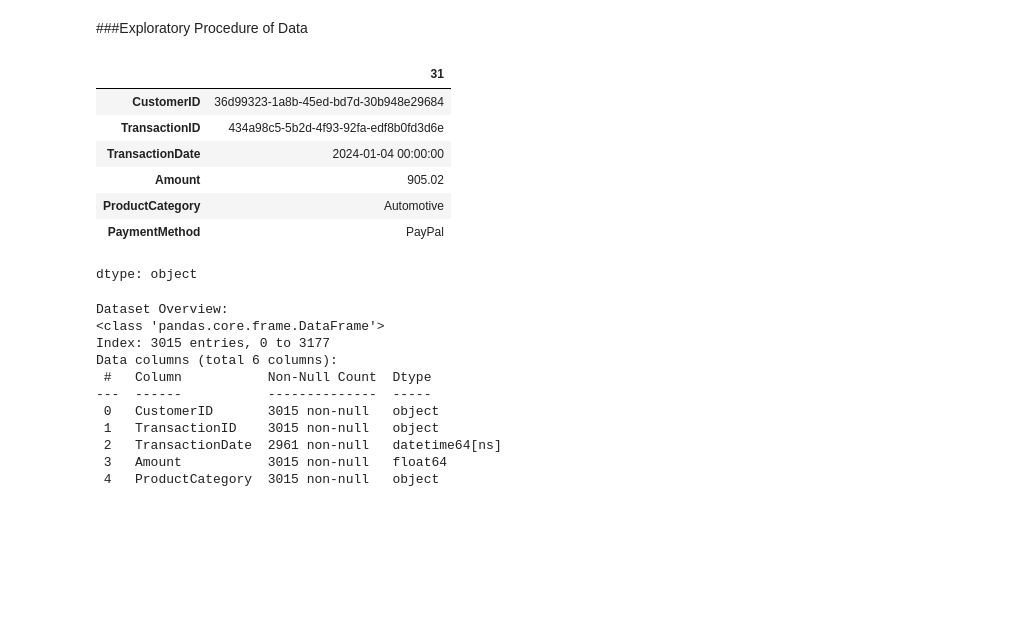
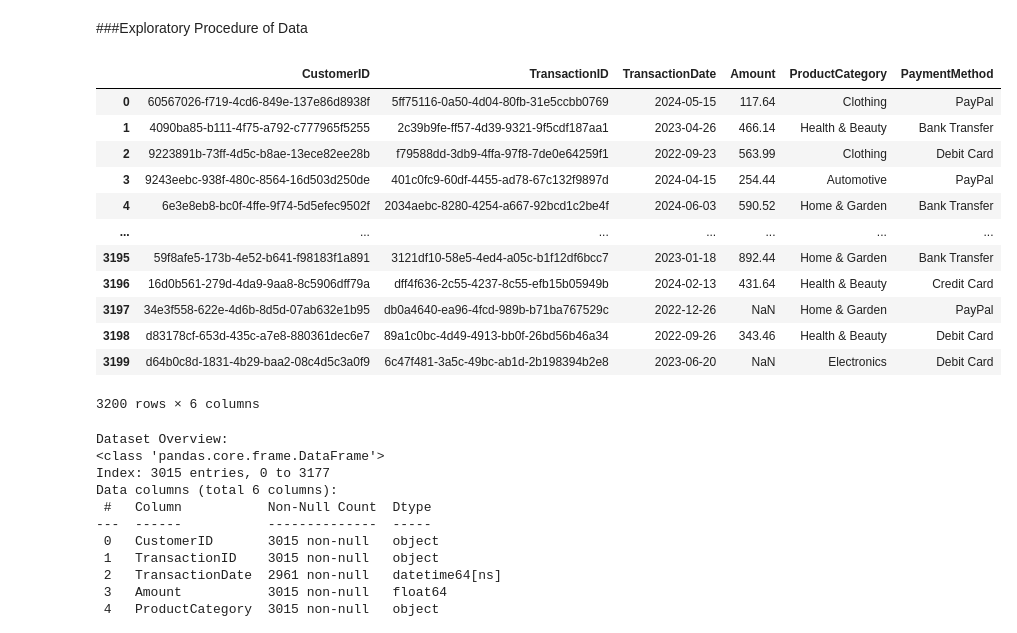
Before and after one commit to zephyrstorm123/MO-IT134-MachineLearning, a Jupyter notebook: Milestone_1_Machine_Learning.ipynb, the cells around one changed output. Drawn from its saved outputs; the diff is of its cells as text; code cells hidden in the pictures; blank space fills up the shorter version.

```diff
--- a/Milestone_1_Machine_Learning.ipynb
+++ b/Milestone_1_Machine_Learning.ipynb
@@ -24,16 +24,21 @@ import matplotlib.pyplot as plt
 
 transaction_df = pd.read_csv("/content/drive/MyDrive/MO-IT134 - Machine Learning and Predictive Analytics/customer_transactions_contaminated.csv")
 # %%
-transaction_df.iloc[31]
+transaction_df
 # %% [output]
-|  | 31 |
-| CustomerID | 36d99323-1a8b-45ed-bd7d-30b948e29684 |
-| TransactionID | 434a98c5-5b2d-4f93-92fa-edf8b0fd3d6e |
-| TransactionDate | 2024-01-04 00:00:00 |
-| Amount | 905.02 |
-| ProductCategory | Automotive |
-| PaymentMethod | PayPal |
+|  | CustomerID | TransactionID | TransactionDate | Amount | ProductCategory | PaymentMethod |
+| 0 | 60567026-f719-4cd6-849e-137e86d8938f | 5ff75116-0a50-4d04-80fb-31e5ccbb0769 | 2024-05-15 | 117.64 | Clothing | PayPal |
+| 1 | 4090ba85-b111-4f75-a792-c777965f5255 | 2c39b9fe-ff57-4d39-9321-9f5cdf187aa1 | 2023-04-26 | 466.14 | Health & Beauty | Bank Transfer |
+| 2 | 9223891b-73ff-4d5c-b8ae-13ece82ee28b | f79588dd-3db9-4ffa-97f8-7de0e64259f1 | 2022-09-23 | 563.99 | Clothing | Debit Card |
+| 3 | 9243eebc-938f-480c-8564-16d503d250de | 401c0fc9-60df-4455-ad78-67c132f9897d | 2024-04-15 | 254.44 | Automotive | PayPal |
+| 4 | 6e3e8eb8-bc0f-4ffe-9f74-5d5efec9502f | 2034aebc-8280-4254-a667-92bcd1c2be4f | 2024-06-03 | 590.52 | Home & Garden | Bank Transfer |
+| ... | ... | ... | ... | ... | ... | ... |
+| 3195 | 59f8afe5-173b-4e52-b641-f98183f1a891 | 3121df10-58e5-4ed4-a05c-b1f12df6bcc7 | 2023-01-18 | 892.44 | Home & Garden | Bank Transfer |
+| 3196 | 16d0b561-279d-4da9-9aa8-8c5906dff79a | dff4f636-2c55-4237-8c55-efb15b05949b | 2024-02-13 | 431.64 | Health & Beauty | Credit Card |
+| 3197 | 34e3f558-622e-4d6b-8d5d-07ab632e1b95 | db0a4640-ea96-4fcd-989b-b71ba767529c | 2022-12-26 | NaN | Home & Garden | PayPal |
+| 3198 | d83178cf-653d-435c-a7e8-880361dec6e7 | 89a1c0bc-4d49-4913-bb0f-26bd56b46a34 | 2022-09-26 | 343.46 | Health & Beauty | Debit Card |
+| 3199 | d64b0c8d-1831-4b29-baa2-08c4d5c3a0f9 | 6c47f481-3a5c-49bc-ab1d-2b198394b2e8 | 2023-06-20 | NaN | Electronics | Debit Card |
-dtype: object
+3200 rows × 6 columns
 # %%
 print("Dataset Overview:")
 print(transaction_df.info())
```
Also changed, not shown: parts of 13 cells of this notebook.
